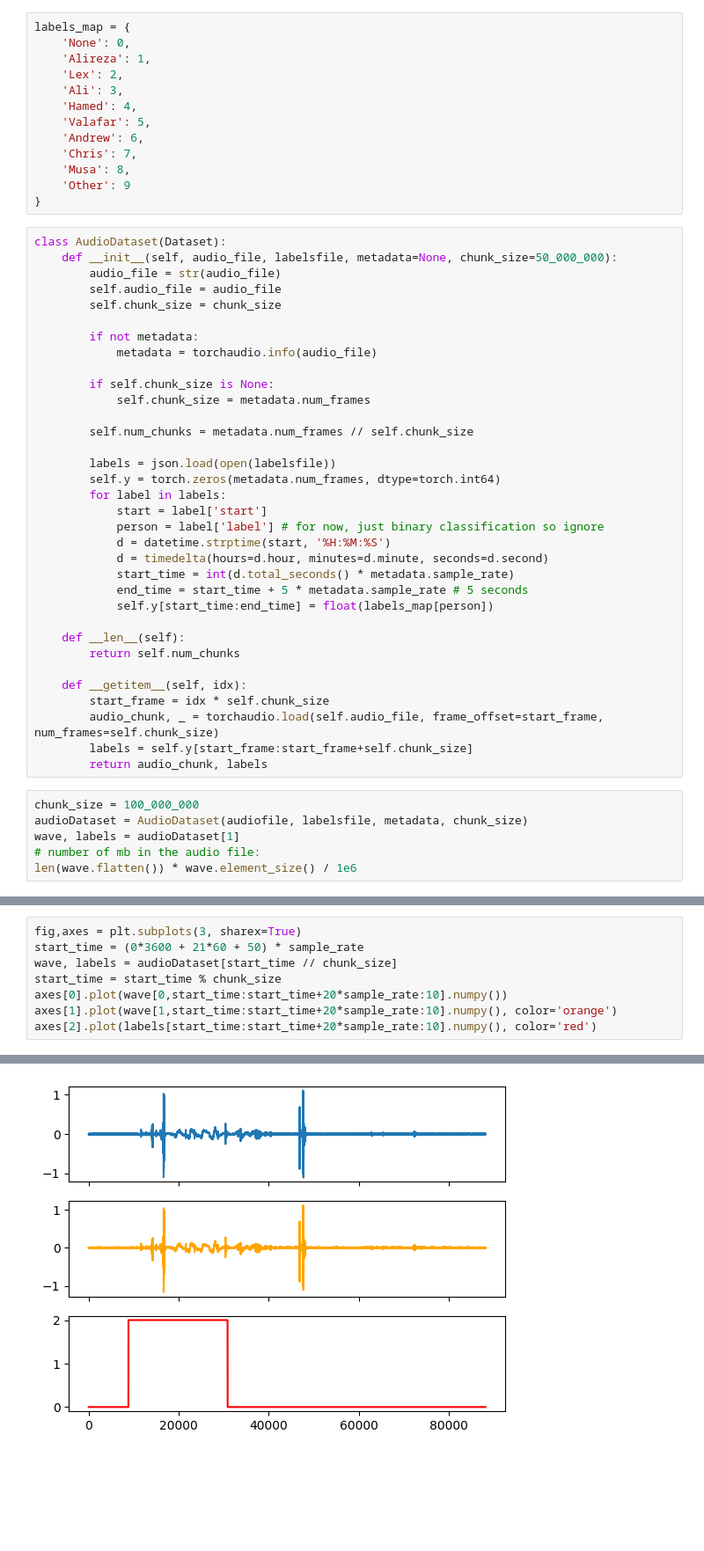
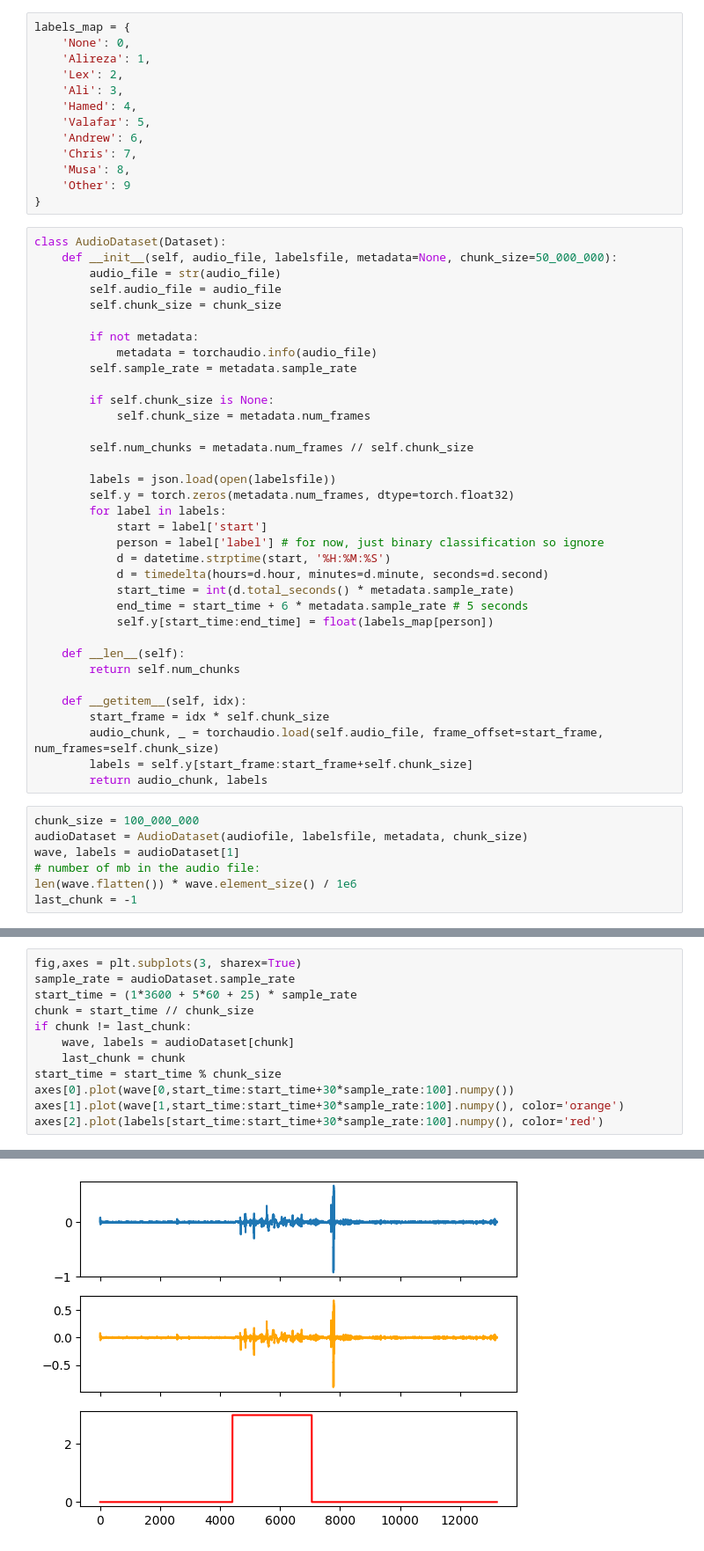
Before and after one commit to Musa-Azeem/who-opened-the-door, a Jupyter notebook: prototype.ipynb, the cells around one changed output, grey strips where cells are left out. Shown: that part at 88% size. Saved outputs shown, nothing was run; the diff lists cells and outputs as text; blank space fills up the shorter version.

```diff
--- a/prototype.ipynb
+++ b/prototype.ipynb
@@ -43,6 +44,7 @@ class AudioDataset(Dataset):
 
         if not metadata:
             metadata = torchaudio.info(audio_file)
+        self.sample_rate = metadata.sample_rate
 
         if self.chunk_size is None:
             self.chunk_size = metadata.num_frames
@@ -50,14 +52,14 @@ class AudioDataset(Dataset):
         self.num_chunks = metadata.num_frames // self.chunk_size
 
         labels = json.load(open(labelsfile))
-        self.y = torch.zeros(metadata.num_frames, dtype=torch.int64)
+        self.y = torch.zeros(metadata.num_frames, dtype=torch.float32)
         for label in labels:
             start = label['start']
             person = label['label'] # for now, just binary classification so ignore
             d = datetime.strptime(start, '%H:%M:%S')
             d = timedelta(hours=d.hour, minutes=d.minute, seconds=d.second)
             start_time = int(d.total_seconds() * metadata.sample_rate)
-            end_time = start_time + 5 * metadata.sample_rate # 5 seconds
+            end_time = start_time + 6 * metadata.sample_rate # 5 seconds
             self.y[start_time:end_time] = float(labels_map[person])
 
     def __len__(self):
@@ -74,3 +76,4 @@ audioDataset = AudioDataset(audiofile, labelsfile, metadata, chunk_size)
 wave, labels = audioDataset[1]
 # number of mb in the audio file:
 len(wave.flatten()) * wave.element_size() / 1e6
+last_chunk = -1
@@ -79,14 +80,18 @@ len(wave.flatten()) * wave.element_size() / 1e6
 # %%
 fig,axes = plt.subplots(3, sharex=True)
-start_time = (0*3600 + 21*60 + 50) * sample_rate
-wave, labels = audioDataset[start_time // chunk_size]
+sample_rate = audioDataset.sample_rate
+start_time = (1*3600 + 5*60 + 25) * sample_rate
+chunk = start_time // chunk_size
+if chunk != last_chunk:
+    wave, labels = audioDataset[chunk]
+    last_chunk = chunk
 start_time = start_time % chunk_size
-axes[0].plot(wave[0,start_time:start_time+20*sample_rate:10].numpy())
-axes[1].plot(wave[1,start_time:start_time+20*sample_rate:10].numpy(), color='orange')
-axes[2].plot(labels[start_time:start_time+20*sample_rate:10].numpy(), color='red')
+axes[0].plot(wave[0,start_time:start_time+30*sample_rate:100].numpy())
+axes[1].plot(wave[1,start_time:start_time+30*sample_rate:100].numpy(), color='orange')
+axes[2].plot(labels[start_time:start_time+30*sample_rate:100].numpy(), color='red')
 # %% [output]
 [<matplotlib.lines.Line2D at 0x...>]
-[figure, old version]
+[figure, new version]
 # %%
 # Save as tensors
 X = []
```
Also changed, not shown: parts of 14 cells of this notebook.
